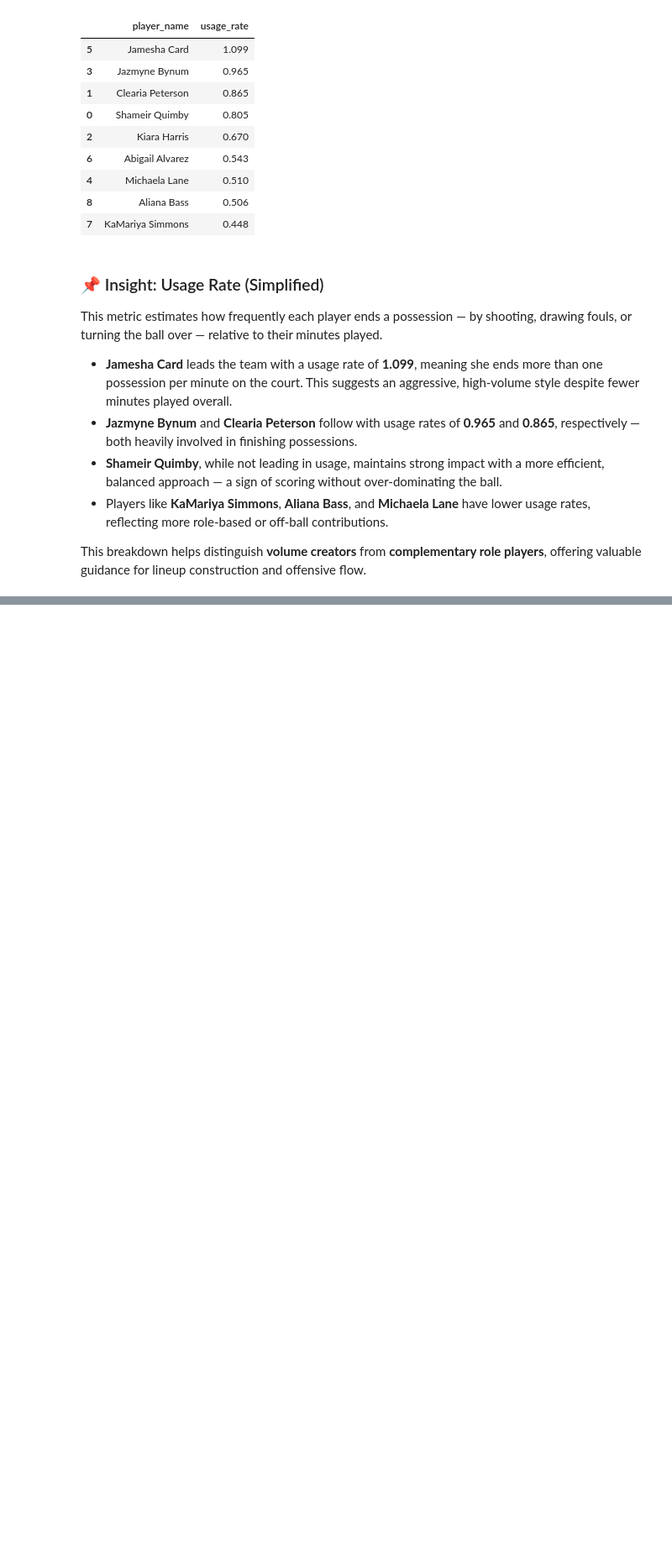
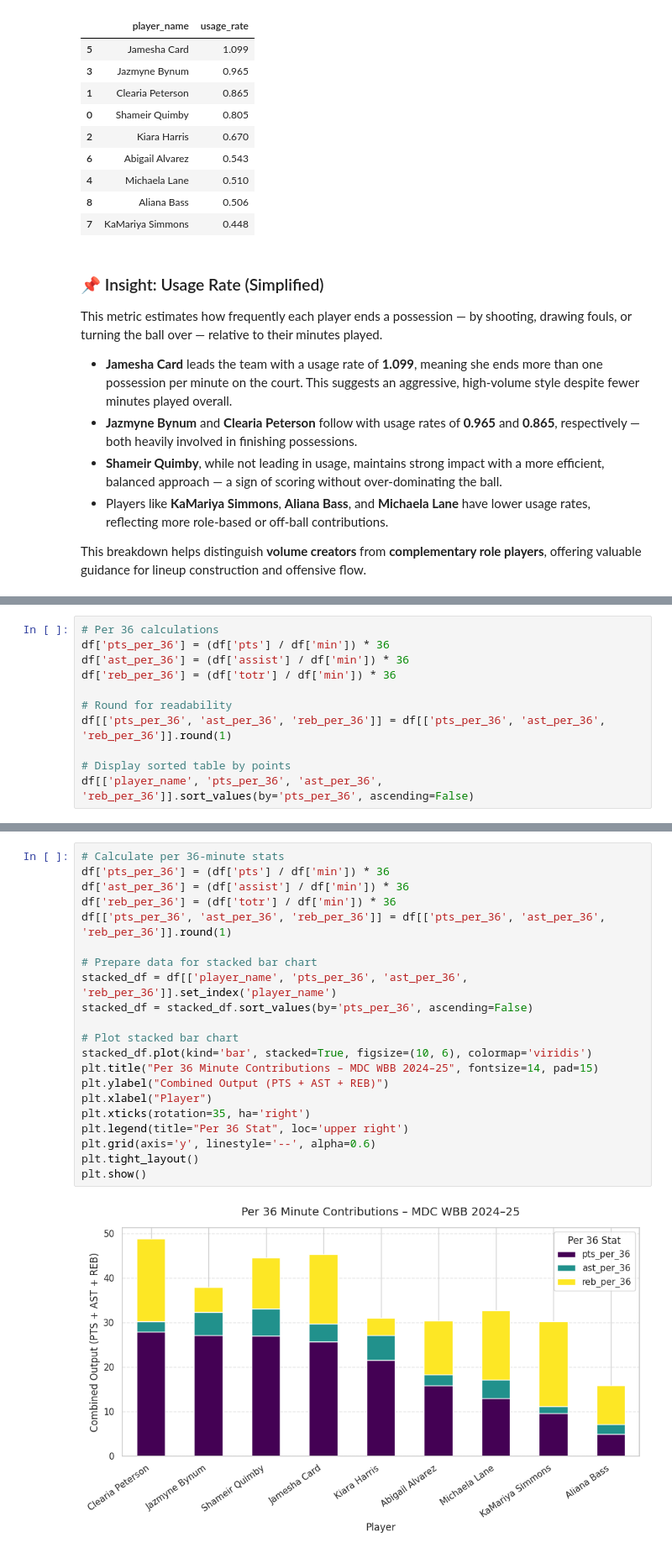
Before and after one commit to MiamiCrypto/Sports-Analytics-, a Jupyter notebook: WBB_2024_25_Season.ipynb, the cells around one changed output, grey strips where cells are left out. Shown at 84% size. Cells and saved outputs as stored; diff of their text form; blank space fills up the shorter version.

```diff
--- a/WBB_2024_25_Season.ipynb
+++ b/WBB_2024_25_Season.ipynb
@@ -1362,0 +1432,11 @@ This breakdown helps distinguish **volume creators** from **complementary role p
+# %%
+# Per 36 calculations
+df['pts_per_36'] = (df['pts'] / df['min']) * 36
+df['ast_per_36'] = (df['assist'] / df['min']) * 36
+df['reb_per_36'] = (df['totr'] / df['min']) * 36
+
+# Round for readability
+df[['pts_per_36', 'ast_per_36', 'reb_per_36']] = df[['pts_per_36', 'ast_per_36', 'reb_per_36']].round(1)
+
+# Display sorted table by points
+df[['player_name', 'pts_per_36', 'ast_per_36', 'reb_per_36']].sort_values(by='pts_per_36', ascending=False)
@@ -1362,0 +1454,23 @@ This breakdown helps distinguish **volume creators** from **complementary role p
+# %%
+# Calculate per 36-minute stats
+df['pts_per_36'] = (df['pts'] / df['min']) * 36
+df['ast_per_36'] = (df['assist'] / df['min']) * 36
+df['reb_per_36'] = (df['totr'] / df['min']) * 36
+df[['pts_per_36', 'ast_per_36', 'reb_per_36']] = df[['pts_per_36', 'ast_per_36', 'reb_per_36']].round(1)
+
+# Prepare data for stacked bar chart
+stacked_df = df[['player_name', 'pts_per_36', 'ast_per_36', 'reb_per_36']].set_index('player_name')
+stacked_df = stacked_df.sort_values(by='pts_per_36', ascending=False)
+
+# Plot stacked bar chart
+stacked_df.plot(kind='bar', stacked=True, figsize=(10, 6), colormap='viridis')
+plt.title("Per 36 Minute Contributions – MDC WBB 2024–25", fontsize=14, pad=15)
+plt.ylabel("Combined Output (PTS + AST + REB)")
+plt.xlabel("Player")
+plt.xticks(rotation=35, ha='right')
+plt.legend(title="Per 36 Stat", loc='upper right')
+plt.grid(axis='y', linestyle='--', alpha=0.6)
+plt.tight_layout()
+plt.show()
+# %% [output]
+[figure, added]
```
Also changed, not shown: parts of 8 cells of this notebook.
